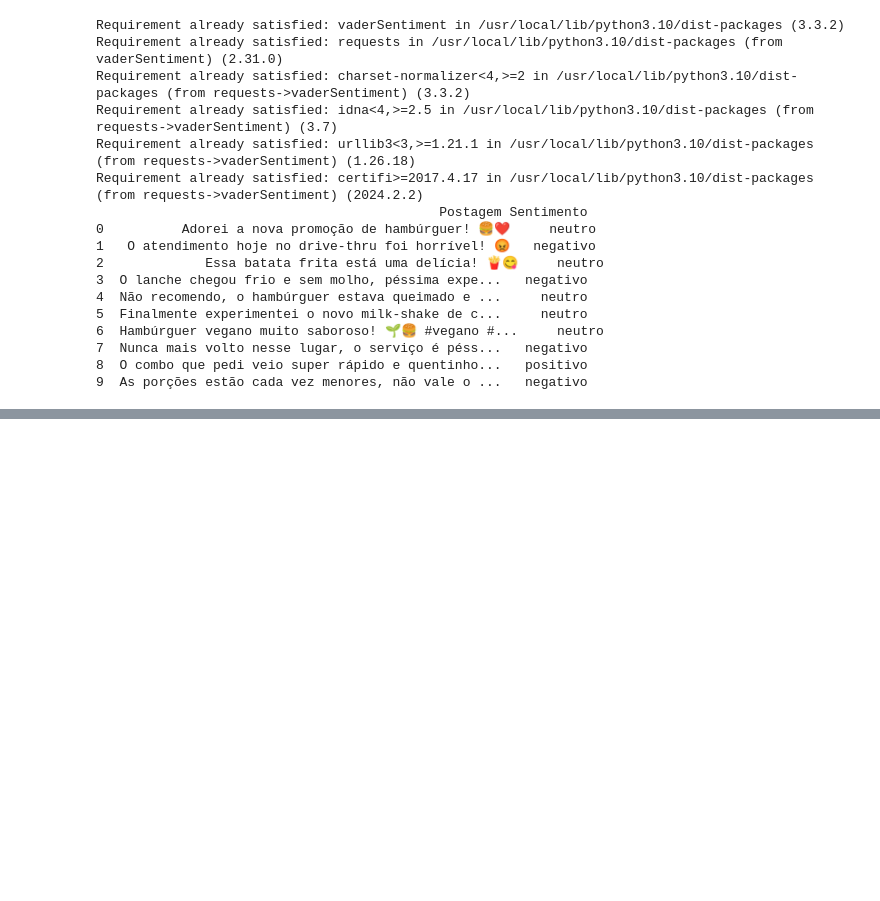
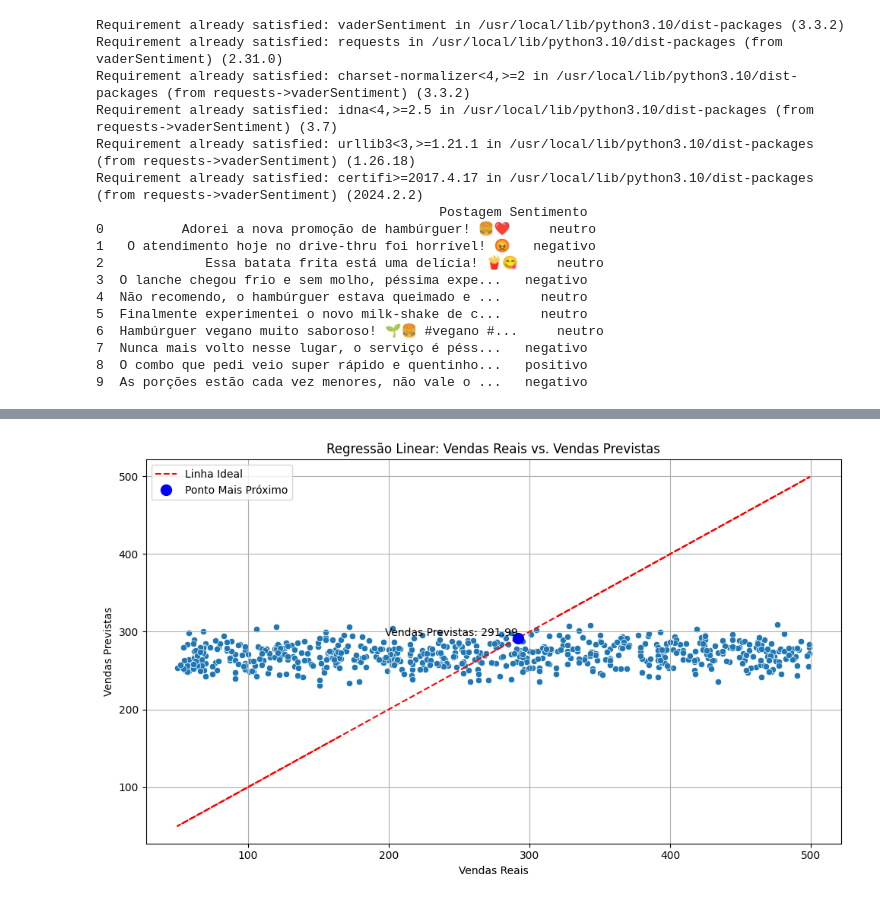
Before and after one commit to wallingson12/data-science, a Jupyter notebook: Data science.ipynb, the cells around one changed output, grey strips where cells are left out. Cells and saved outputs as stored; diff of their text form; code cells hidden in the pictures; blank space fills up the shorter version.

```diff
--- a/Data science.ipynb
+++ b/Data science.ipynb
@@ -793,0 +136,59 @@ Requirement already satisfied: certifi>=2017.4.17 in /usr/local/lib/python3.10/d
+# %%
+
+import pandas as pd
+import numpy as np
+import statsmodels.api as sm
+import matplotlib.pyplot as plt
+import seaborn as sns
+
+# Utilizando o DataFrame existente
+# Supondo que você já tenha um DataFrame df com os dados de vendas e outras variáveis
+
+# Selecionando variáveis para a regressão
+X = df[['Preco_Bebida', 'Tempo_no_Site', 'Paginas_Visitadas', 'Temperatura_Media_Mes']]
+y = df['Numero_Vendas']
+
+# Adicionando uma constante ao modelo (intercepto)
+X = sm.add_constant(X)
+
+# Criando o modelo de regressão linear
+modelo = sm.OLS(y, X).fit()
+
+# Prevendo os valores de venda usando o modelo
+y_pred = modelo.predict(X)
+
+# Plotando o gráfico de dispersão com a linha de regressão
+plt.figure(figsize=(10, 6))
+
+# Gráfico de dispersão dos dados reais
+sns.scatterplot(x=y, y=y_pred)
+plt.xlabel('Vendas Reais')
+plt.ylabel('Vendas Previstas')
+plt.title('Regressão Linear: Vendas Reais vs. Vendas Previstas')
+
+# Plotando a linha de regressão
+plt.plot(y, y, color='red', linestyle='--', label='Linha Ideal')  # linha diagonal para referência de comparação
+
+# Encontrando o ponto mais próximo da linha ideal
+residuos = y - y_pred
+indice_ponto_proximo = np.argmin(np.abs(residuos))
+valor_x = y.iloc[indice_ponto_proximo]
+valor_y = y_pred.iloc[indice_ponto_proximo]
+
+# Plotando o ponto mais próximo da linha ideal
+plt.plot(valor_x, valor_y, marker='o', markersize=10, linestyle='None', color='blue', label='Ponto Mais Próximo')
+
+# Exibindo o valor de venda previsto no ponto mais próximo da linha ideal
+plt.text(valor_x, valor_y, f'Vendas Previstas: {valor_y:.2f}', color='black', ha='right', va='bottom')
+
+# Adicionando legenda e grade
+plt.legend()
+plt.grid(True)
+
+# Ajustando o layout para melhor visualização
+plt.tight_layout()
+
+# Exibindo o gráfico
+plt.show()
+# %% [output]
+[figure, added]
```
Also changed, not shown: parts of 42 cells of this notebook.
